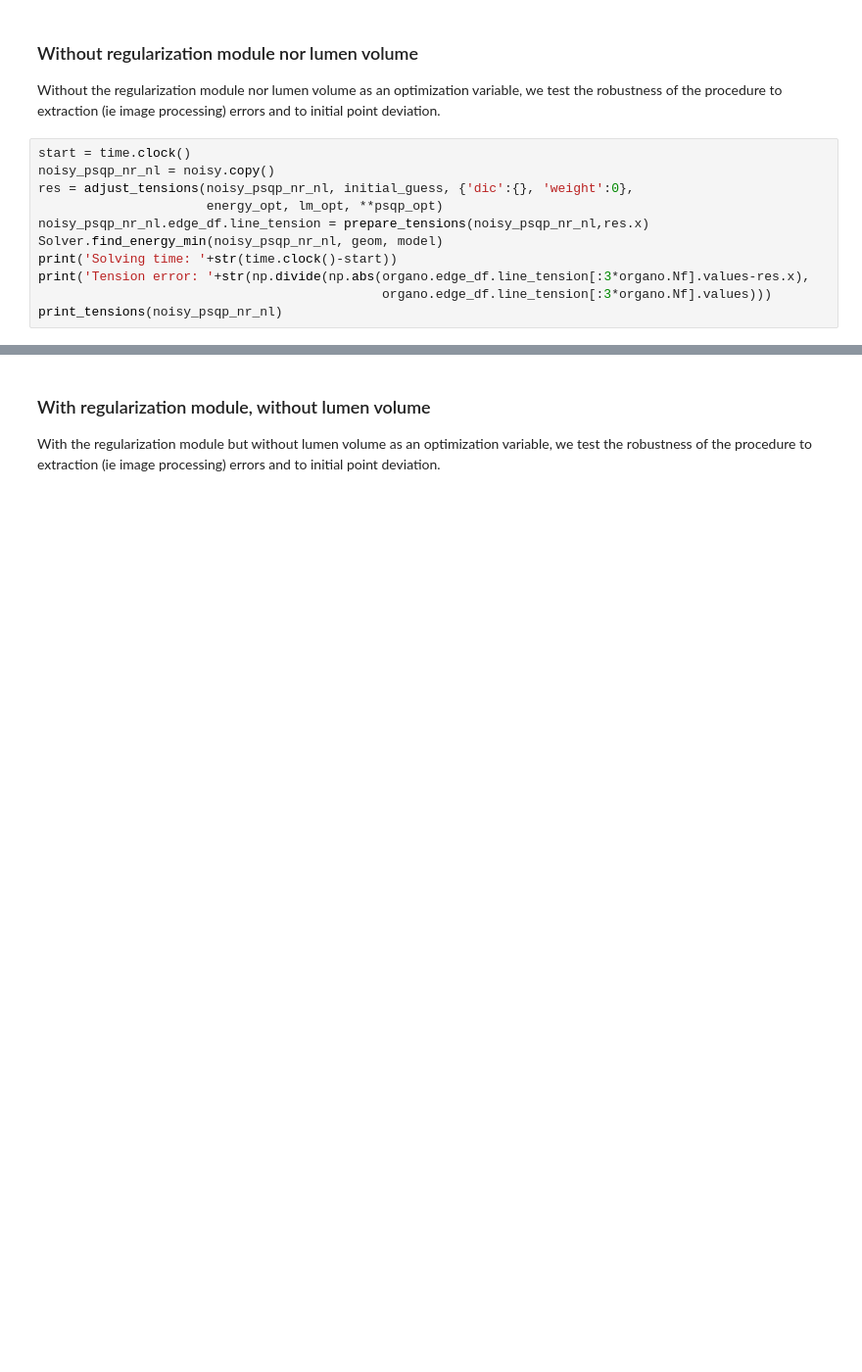
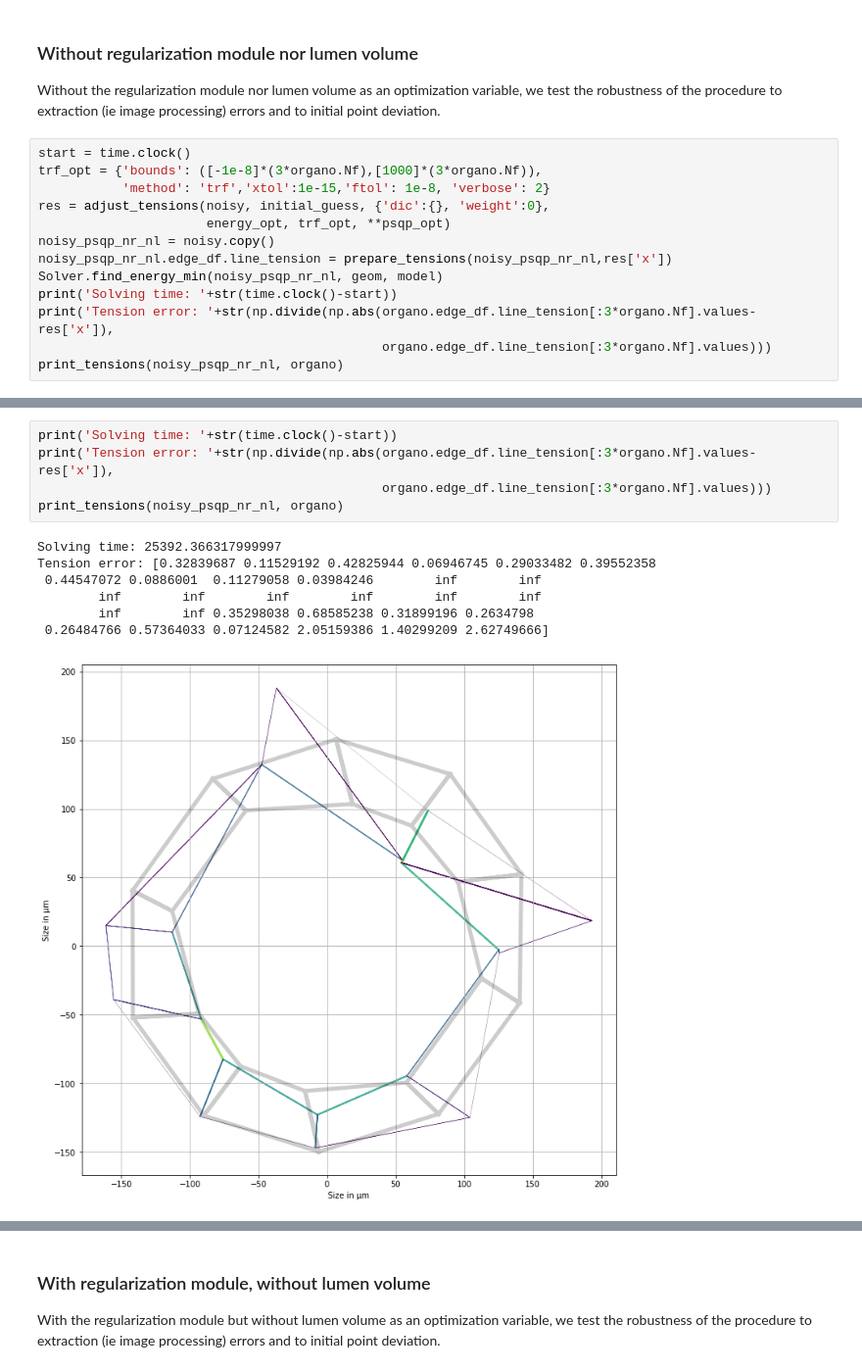
Before and after one commit to felixquinton/tyssue-taylor, a Jupyter notebook: notebooks/Quick test pipeline.ipynb, the cells around one changed output, grey strips where cells are left out. Shown at 98% size. Cells and saved outputs as stored; diff of their text form; blank space fills up the shorter version.

```diff
--- a/notebooks/Quick test pipeline.ipynb
+++ b/notebooks/Quick test pipeline.ipynb
@@ -399,12 +382,14 @@ It can be implemented with or without the lumen volume as an optimization parame
 Without the regularization module nor lumen volume as an optimization variable, we test the robustness of the procedure to extraction (ie image processing) errors and to initial point deviation.
 # %%
 start = time.clock()
+trf_opt = {'bounds': ([-1e-8]*(3*organo.Nf),[1000]*(3*organo.Nf)),
+           'method': 'trf','xtol':1e-15,'ftol': 1e-8, 'verbose': 2}
+res = adjust_tensions(noisy, initial_guess, {'dic':{}, 'weight':0},
+                      energy_opt, trf_opt, **psqp_opt)
 noisy_psqp_nr_nl = noisy.copy()
-res = adjust_tensions(noisy_psqp_nr_nl, initial_guess, {'dic':{}, 'weight':0},
-                      energy_opt, lm_opt, **psqp_opt)
-noisy_psqp_nr_nl.edge_df.line_tension = prepare_tensions(noisy_psqp_nr_nl,res.x)
+noisy_psqp_nr_nl.edge_df.line_tension = prepare_tensions(noisy_psqp_nr_nl,res['x'])
 Solver.find_energy_min(noisy_psqp_nr_nl, geom, model)
 print('Solving time: '+str(time.clock()-start))
-print('Tension error: '+str(np.divide(np.abs(organo.edge_df.line_tension[:3*organo.Nf].values-res.x),
+print('Tension error: '+str(np.divide(np.abs(organo.edge_df.line_tension[:3*organo.Nf].values-res['x']),
                                              organo.edge_df.line_tension[:3*organo.Nf].values)))
-print_tensions(noisy_psqp_nr_nl)
+print_tensions(noisy_psqp_nr_nl, organo)
@@ -410,0 +412,13 @@ print_tensions(noisy_psqp_nr_nl)
+# %%
+print('Solving time: '+str(time.clock()-start))
+print('Tension error: '+str(np.divide(np.abs(organo.edge_df.line_tension[:3*organo.Nf].values-res['x']),
+                                             organo.edge_df.line_tension[:3*organo.Nf].values)))
+print_tensions(noisy_psqp_nr_nl, organo)
+# %% [output]
+Solving time: 25392.366317999997
+Tension error: [0.32839687 0.11529192 0.42825944 0.06946745 0.29033482 0.39552358
+ 0.44547072 0.0886001  0.11279058 0.03984246        inf        inf
+        inf        inf        inf        inf        inf        inf
+        inf        inf 0.35298038 0.68585238 0.31899196 0.2634798
+ 0.26484766 0.57364033 0.07124582 2.05159386 1.40299209 2.62749666]
+[figure, added]
```
Also changed, not shown: parts of 21 cells of this notebook, 17 other files.
